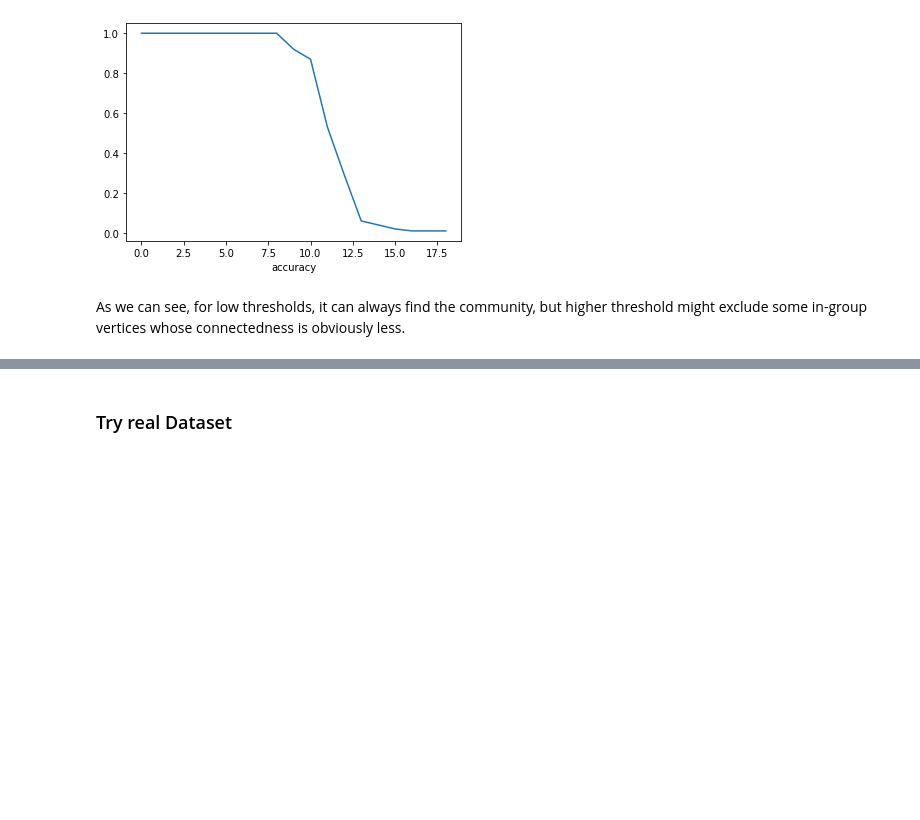
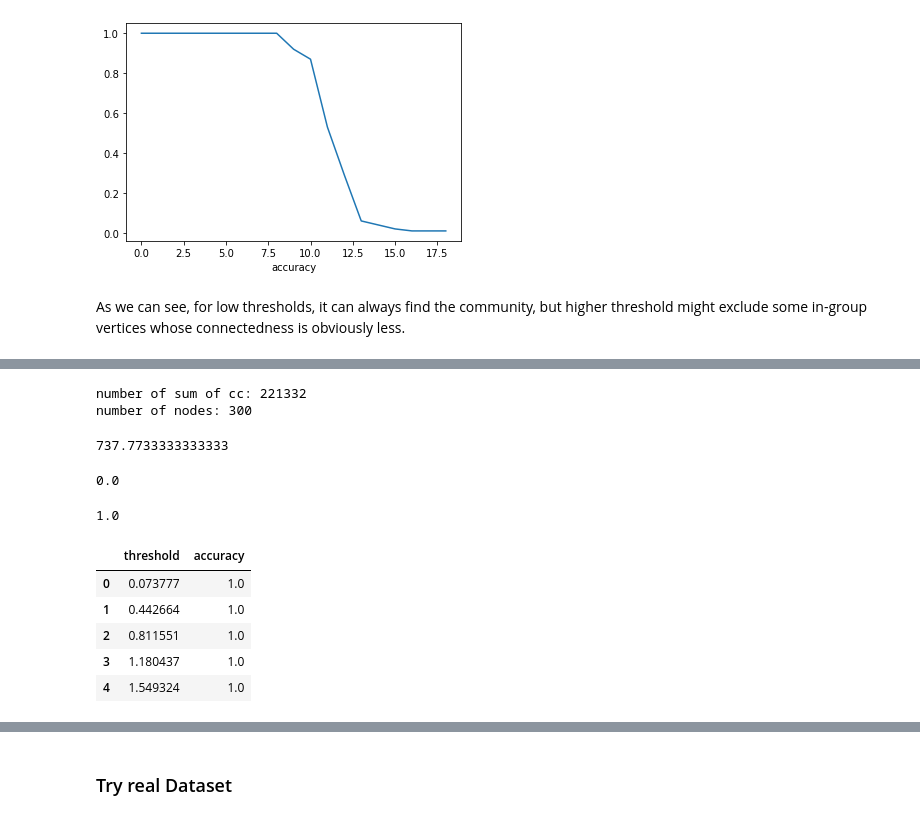
Before and after one commit to hblyx/DSC180_P1_Tom, a Jupyter notebook: common_neighbors_realdataset.ipynb, the cells around one changed output, grey strips where cells are left out. Saved outputs shown, nothing was run; the diff lists cells and outputs as text; code cells hidden in the pictures; blank space fills up the shorter version.

```diff
--- a/common_neighbors_realdataset.ipynb
+++ b/common_neighbors_realdataset.ipynb
@@ -117,0 +157,3 @@ As we can see, for low thresholds, it can always find the community, but higher
+# %%
+com_0 = dcn.findCommunities(G, 0, thre = 5)
+findAcc(com_0, 100, 0, 100)
@@ -117,0 +187,8 @@ As we can see, for low thresholds, it can always find the community, but higher
+# %%
+weight = 1.0
+avg_cc = find_avg_cc(G)
+avg_cc
+# %% [output]
+number of sum of cc: 221332
+number of nodes: 300
+737.7733333333333
@@ -117,0 +199,25 @@ As we can see, for low thresholds, it can always find the community, but higher
+# %%
+findCom0(1.0, avg_cc)
+# %% [output]
+0.0
+# %%
+findCom0(0.0001, avg_cc)
+# %% [output]
+1.0
+# %%
+accs = []
+thrds = []
+for w in np.arange(0.0001, 0.01, 0.0005):
+    th = w * avg_cc
+    thrds.append(th)
+    accs.append(findCom0(w, avg_cc))
+
+da = pd.DataFrame({"threshold": thrds, "accuracy": accs})
+da.head()
+# %% [output]
+|  | threshold | accuracy |
+| 0 | 0.073777 | 1.0 |
+| 1 | 0.442664 | 1.0 |
+| 2 | 0.811551 | 1.0 |
+| 3 | 1.180437 | 1.0 |
+| 4 | 1.549324 | 1.0 |
```
Also changed, not shown: parts of 16 cells of this notebook, 1 other file.
